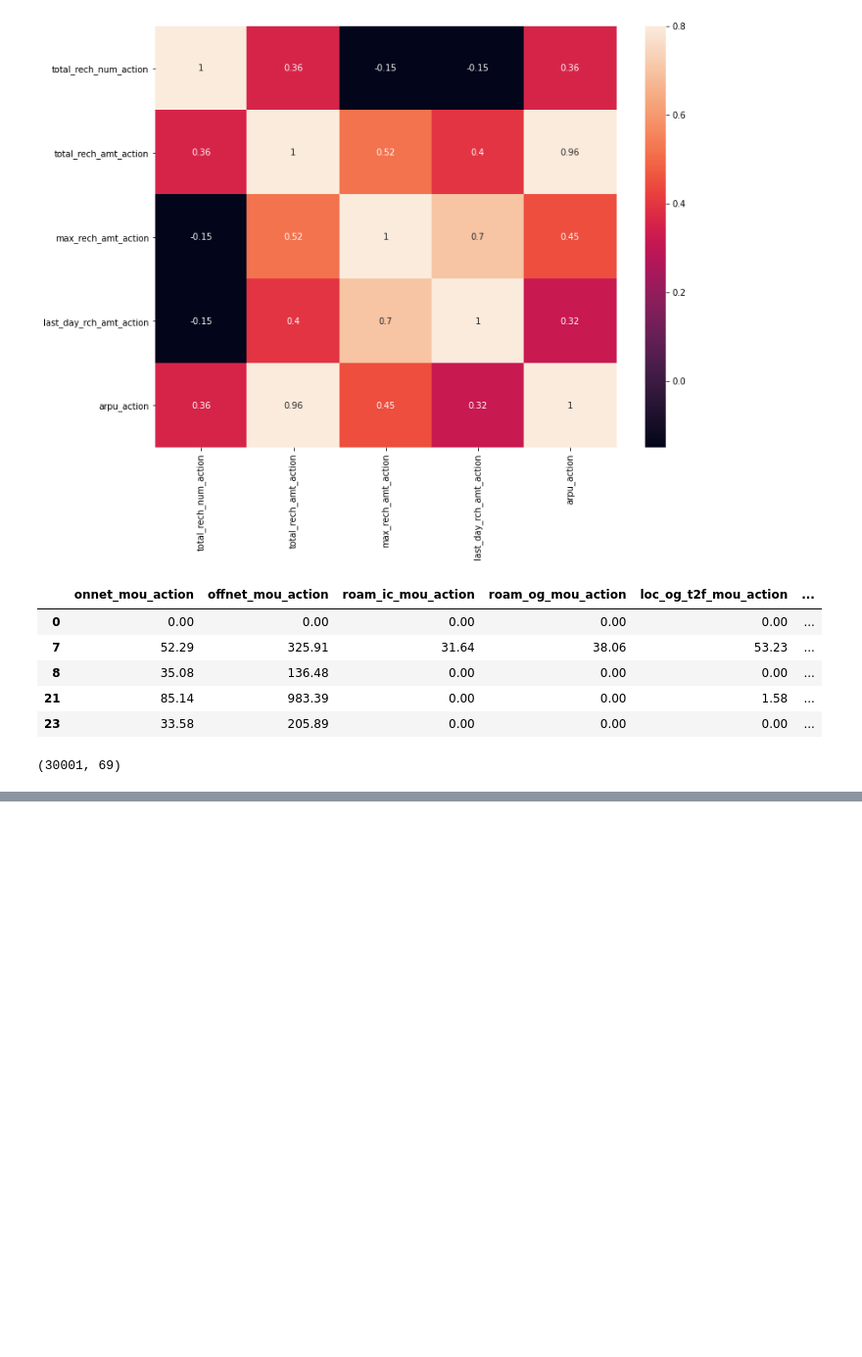
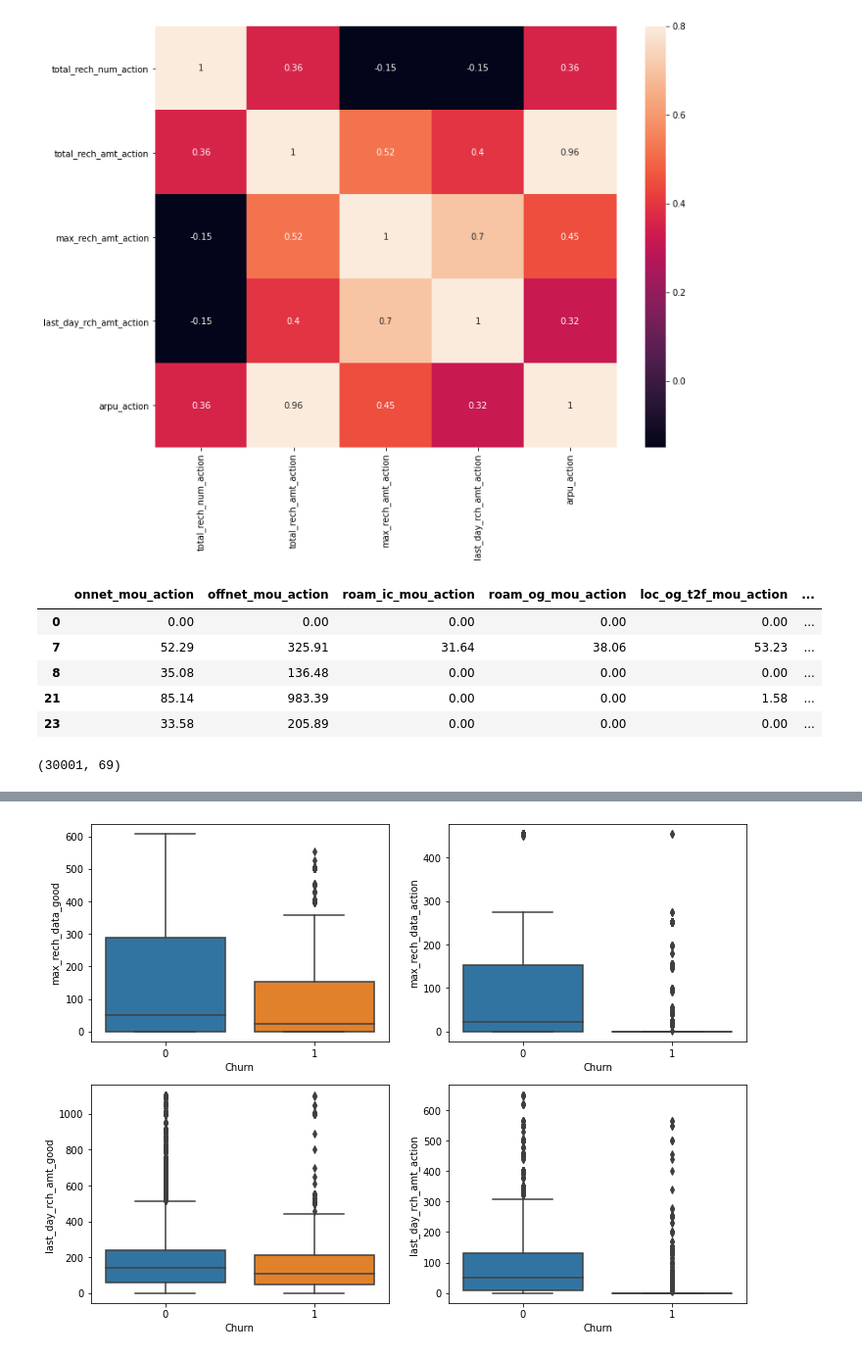
Before and after one commit to supran2811/TelecomChurnAssignment, a Jupyter notebook: Telecom_Churn_Solution.ipynb, the cells around one changed output, grey strips where cells are left out. Shown at 98% size. Drawn from its saved outputs; the diff is of its cells as text; code cells hidden in the pictures; blank space fills up the shorter version.

```diff
--- a/Telecom_Churn_Solution.ipynb
+++ b/Telecom_Churn_Solution.ipynb
@@ -754,0 +902,10 @@ final_data.shape
+# %%
+fig,((ax1,ax2),(ax3,ax4)) = plt.subplots(2,2,figsize=(12,9))
+sns.boxplot(x="Churn", y="max_rech_data_good",data=final_data,ax= ax1)
+sns.boxplot(x = "Churn", y = "max_rech_data_action",data=final_data  , ax= ax2)
+sns.boxplot(x="Churn", y="last_day_rch_amt_good",data=final_data,ax= ax3)
+sns.boxplot(x = "Churn", y = "last_day_rch_amt_action",data=final_data  , ax= ax4)
+
+plt.show()
+# %% [output]
+[figure, added]
```
Also changed, not shown: parts of 29 cells of this notebook.
